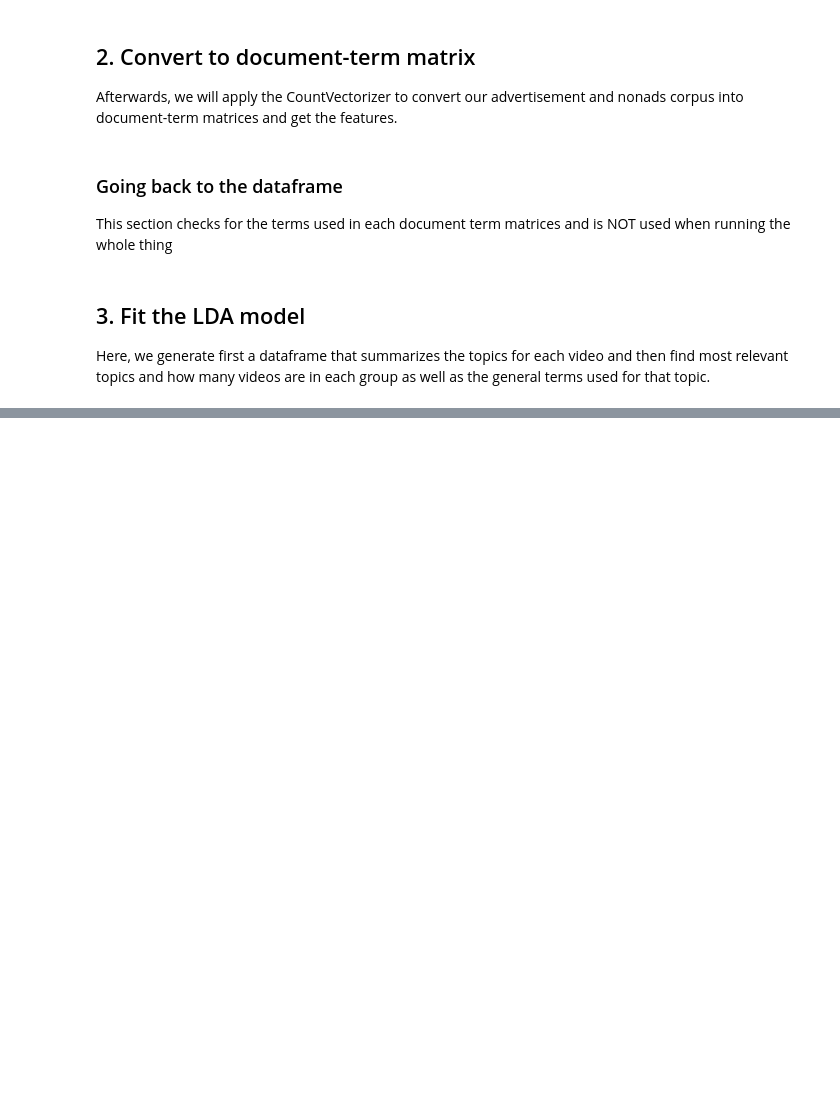
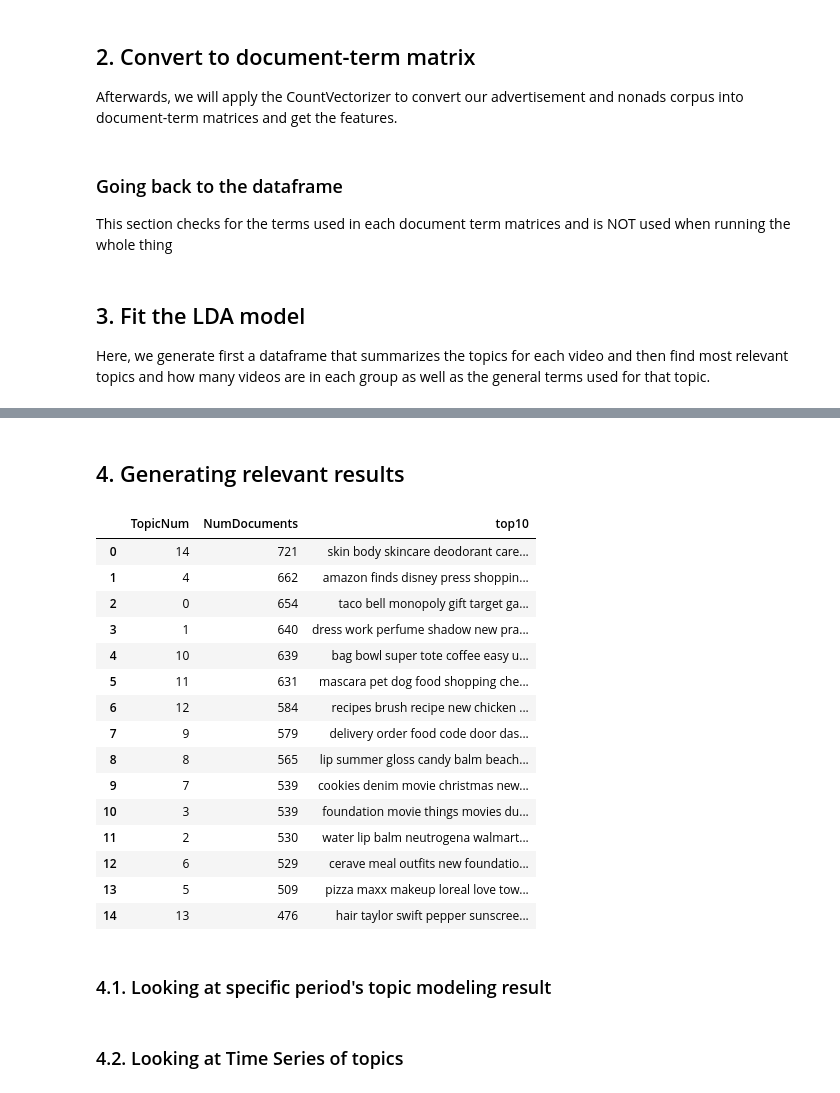
Before and after one commit to Dorajyl/CS315_FinalProject, a Jupyter notebook: Ads Topic Modeling.ipynb, the cells around one changed output, grey strips where cells are left out. Saved outputs shown, nothing was run; the diff lists cells and outputs as text; code cells hidden in the pictures; blank space fills up the shorter version.

```diff
--- a/Ads Topic Modeling.ipynb
+++ b/Ads Topic Modeling.ipynb
@@ -393,0 +320,5 @@ for i in range(len(users)):
+# %% [markdown]
+<a id="sec4"></a>
+## 4. Generating relevant results
+# %%
+pd.set_option('display.max_colwidth', None)
@@ -393,0 +334,19 @@ for i in range(len(users)):
+# %%
+getTopicDist(ads,15)
+# %% [output]
+|  | TopicNum | NumDocuments | top10 |
+| 0 | 14 | 721 | skin body skincare deodorant care... |
+| 1 | 4 | 662 | amazon finds disney press shoppin... |
+| 2 | 0 | 654 | taco bell monopoly gift target ga... |
+| 3 | 1 | 640 | dress work perfume shadow new pra... |
+| 4 | 10 | 639 | bag bowl super tote coffee easy u... |
+| 5 | 11 | 631 | mascara pet dog food shopping che... |
+| 6 | 12 | 584 | recipes brush recipe new chicken ... |
+| 7 | 9 | 579 | delivery order food code door das... |
+| 8 | 8 | 565 | lip summer gloss candy balm beach... |
+| 9 | 7 | 539 | cookies denim movie christmas new... |
+| 10 | 3 | 539 | foundation movie things movies du... |
+| 11 | 2 | 530 | water lip balm neutrogena walmart... |
+| 12 | 6 | 529 | cerave meal outfits new foundatio... |
+| 13 | 5 | 509 | pizza maxx makeup loreal love tow... |
+| 14 | 13 | 476 | hair taylor swift pepper sunscree... |
@@ -393,0 +359,2 @@ for i in range(len(users)):
+# %% [markdown]
+### 4.1. Looking at specific period's topic modeling result
@@ -393,0 +372,2 @@ for i in range(len(users)):
+# %% [markdown]
+### 4.2. Looking at Time Series of topics
```
Also changed, not shown: parts of 31 cells of this notebook.
